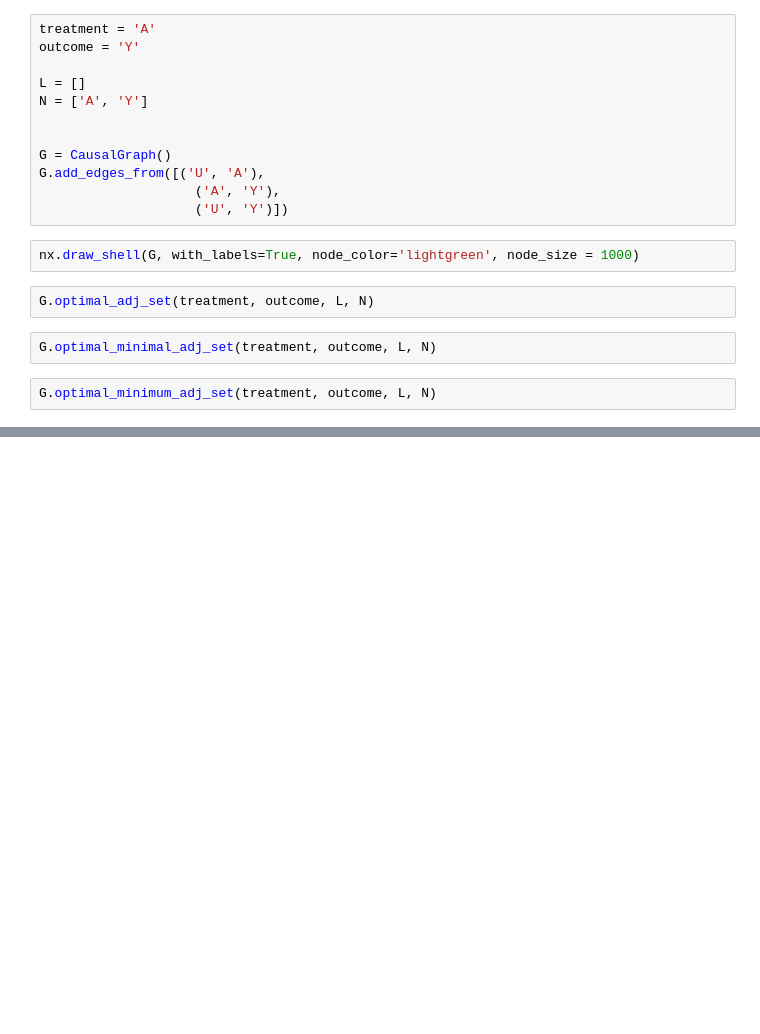
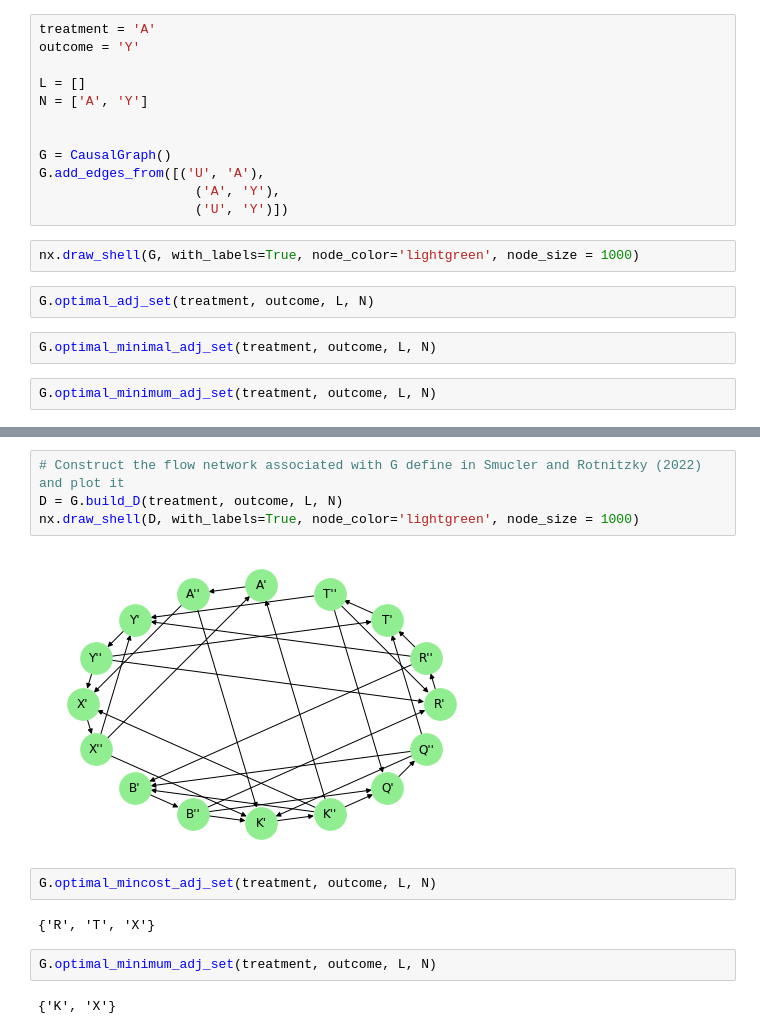
Before and after one commit to facusapienza21/optimaladj, a Jupyter notebook: examples/Examples.ipynb, the cells around one changed output, grey strips where cells are left out. Drawn from its saved outputs; the diff is of its cells as text; blank space fills up the shorter version.

```diff
--- a/examples/Examples.ipynb
+++ b/examples/Examples.ipynb
@@ -116,0 +172,14 @@ G.optimal_minimum_adj_set(treatment, outcome, L, N)
+# %%
+# Construct the flow network associated with G define in Smucler and Rotnitzky (2022) and plot it
+D = G.build_D(treatment, outcome, L, N)
+nx.draw_shell(D, with_labels=True, node_color='lightgreen', node_size = 1000)
+# %% [output]
+[figure, added]
+# %%
+G.optimal_mincost_adj_set(treatment, outcome, L, N)
+# %% [output]
+{'R', 'T', 'X'}
+# %%
+G.optimal_minimum_adj_set(treatment, outcome, L, N)
+# %% [output]
+{'K', 'X'}
```
Also changed, not shown: parts of 13 cells of this notebook, 2 other files.
